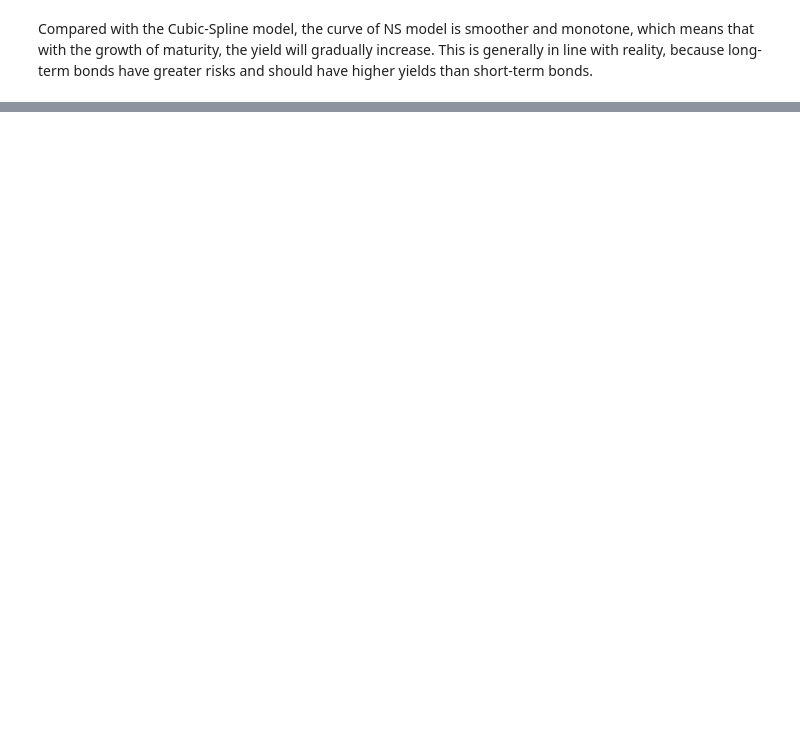
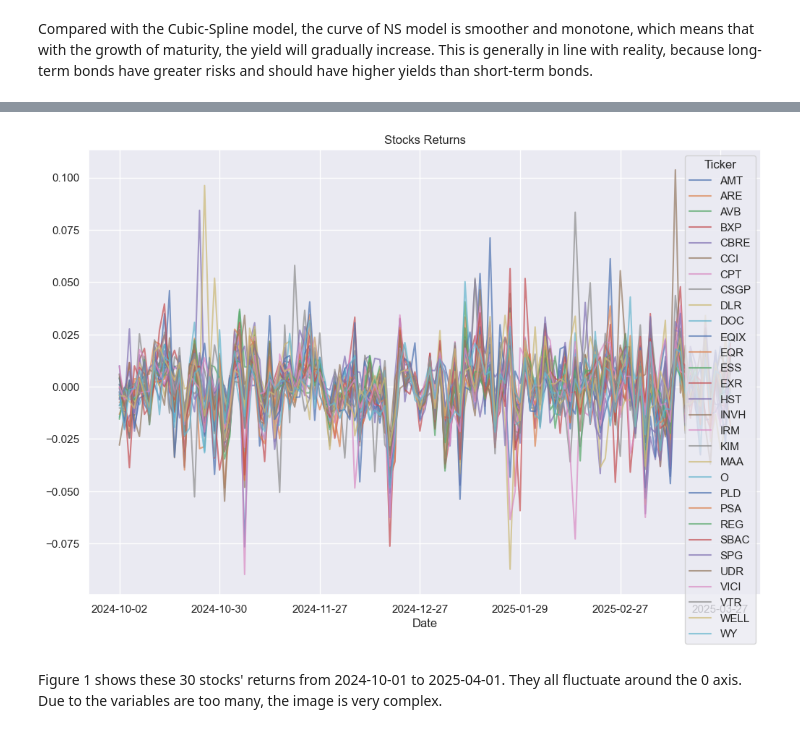
Before and after one commit to qiupin499/Gwp1-of-QW, a Jupyter notebook: gwp1.ipynb, the cells around one changed output, grey strips where cells are left out. Saved outputs shown, nothing was run; the diff lists cells and outputs as text; code cells hidden in the pictures; blank space fills up the shorter version.

```diff
--- a/gwp1.ipynb
+++ b/gwp1.ipynb
@@ -235,0 +243,17 @@ Compared with the Cubic-Spline model, the curve of NS model is smoother and mono
+# %%
+import yfinance as yfin
+import datetime
+# The 30 largest holdings
+holdinglist = ['AMT','PLD','WELL','EQIX','O',
+ 'SPG','DLR','PSA','CCI','CBRE',
+ 'CSGP','VICI','VTR','EXR','AVB',
+ 'IRM','SBAC','EQR','WY','MAA',
+ 'INVH','ESS','KIM','DOC','UDR',
+ 'CPT','ARE','REG','HST','BXP']
+
+# Download stock prices
+start = datetime.date(2024, 10, 1)
+end = datetime.date(2025, 4, 1)
+stocks = yfin.download(holdinglist, start, end, auto_adjust = False)["Adj Close"]
+stocks.index = pd.to_datetime(stocks.index).strftime("%Y-%m-%d")
+stocks.head()
@@ -235,0 +270,5 @@ Compared with the Cubic-Spline model, the curve of NS model is smoother and mono
+# %%
+# calculate the percent returns
+stocks_returns = stocks.dropna().pct_change()
+stocks_returns = stocks_returns.dropna()
+stocks_returns.head()
@@ -235,0 +284,8 @@ Compared with the Cubic-Spline model, the curve of NS model is smoother and mono
+# %%
+# Figure 1
+stocks_returns.plot(figsize=(12, 8), title='Stocks Returns', alpha=0.7)
+plt.show()
+# %% [output]
+[figure, added]
+# %% [markdown]
+Figure 1 shows these 30 stocks' returns from 2024-10-01 to 2025-04-01. They all fluctuate around the 0 axis. Due to the variables are too many, the image is very complex.
```
Also changed, not shown: parts of 19 cells of this notebook.
